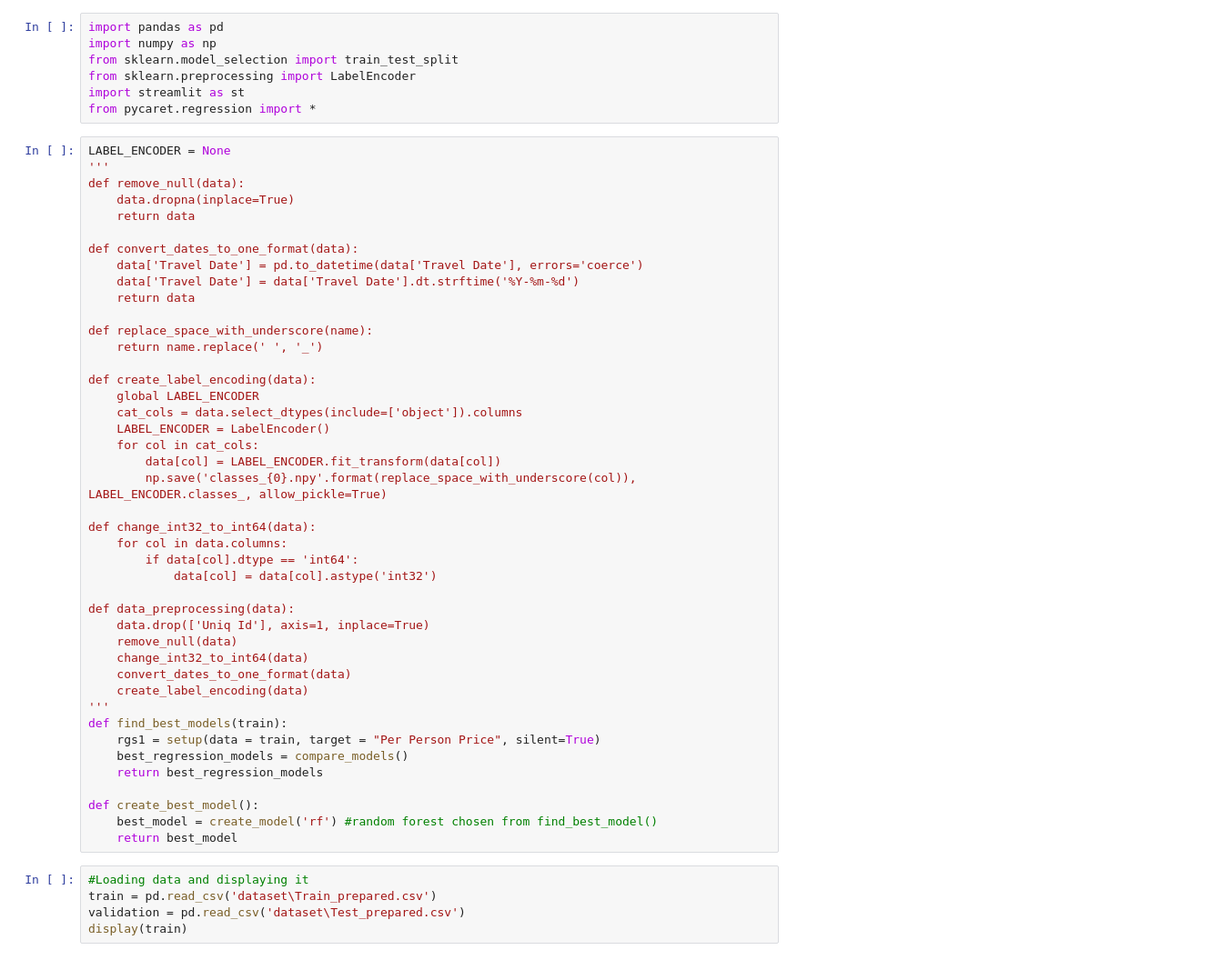
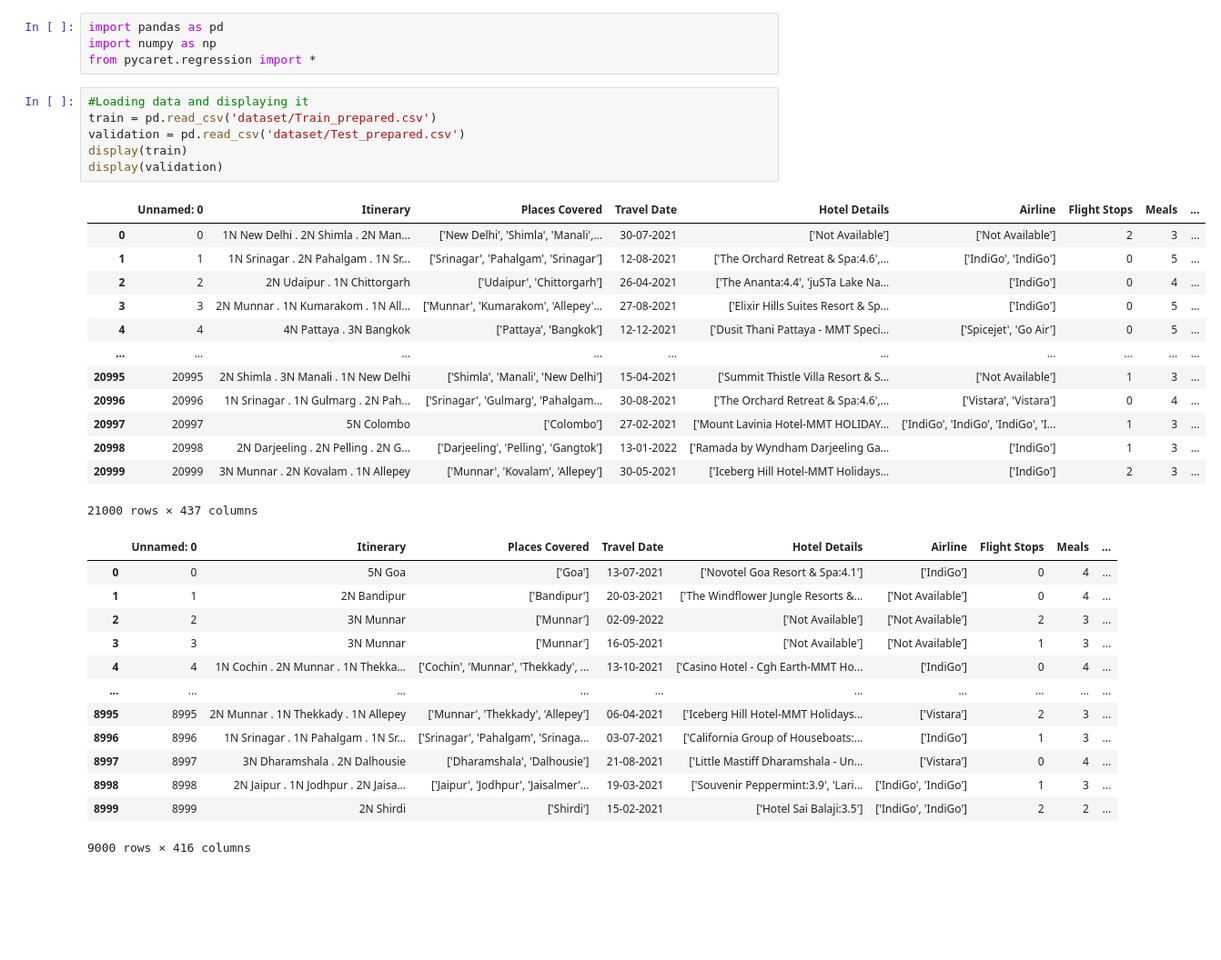
Before and after one commit to suzejka/Workation, a Jupyter notebook: generate_model.ipynb, the cells around one changed output. Shown at 91% size. Saved outputs shown, nothing was run; the diff lists cells and outputs as text; blank space fills up the shorter version.

```diff
--- a/generate_model.ipynb
+++ b/generate_model.ipynb
@@ -1,55 +22,37 @@
 # %%
 import pandas as pd
 import numpy as np
-from sklearn.model_selection import train_test_split
-from sklearn.preprocessing import LabelEncoder
-import streamlit as st
 from pycaret.regression import *
-# %%
-LABEL_ENCODER = None
-'''
-def remove_null(data):
-    data.dropna(inplace=True)
-    return data
-
-def convert_dates_to_one_format(data):
-    data['Travel Date'] = pd.to_datetime(data['Travel Date'], errors='coerce')
-    data['Travel Date'] = data['Travel Date'].dt.strftime('%Y-%m-%d')
-    return data
-
-def replace_space_with_underscore(name):
-    return name.replace(' ', '_')
-
-def create_label_encoding(data):
-    global LABEL_ENCODER
-    cat_cols = data.select_dtypes(include=['object']).columns
-    LABEL_ENCODER = LabelEncoder()
-    for col in cat_cols:
-        data[col] = LABEL_ENCODER.fit_transform(data[col])
-        np.save('classes_{0}.npy'.format(replace_space_with_underscore(col)), LABEL_ENCODER.classes_, allow_pickle=True)
-
-def change_int32_to_int64(data):
-    for col in data.columns:
-        if data[col].dtype == 'int64':
-            data[col] = data[col].astype('int32')
-
-def data_preprocessing(data):
-    data.drop(['Uniq Id'], axis=1, inplace=True)
-    remove_null(data)
-    change_int32_to_int64(data)
-    convert_dates_to_one_format(data)
-    create_label_encoding(data)
-'''
-def find_best_models(train):
-    rgs1 = setup(data = train, target = "Per Person Price", silent=True)
-    best_regression_models = compare_models()
-    return best_regression_models
-
-def create_best_model():
-    best_model = create_model('rf') #random forest chosen from find_best_model()
-    return best_model
 # %%
 #Loading data and displaying it
-train = pd.read_csv('dataset\Train_prepared.csv')
-validation = pd.read_csv('dataset\Test_prepared.csv')
+train = pd.read_csv('dataset/Train_prepared.csv')
+validation = pd.read_csv('dataset/Test_prepared.csv')
 display(train)
+display(validation)
+# %% [output]
+|  | Unnamed: 0 | Itinerary | Places Covered | Travel Date | Hotel Details | Airline | Flight Stops | Meals | ... |
+| 0 | 0 | 1N New Delhi . 2N Shimla . 2N Man... | ['New Delhi', 'Shimla', 'Manali',... | 30-07-2021 | ['Not Available'] | ['Not Available'] | 2 | 3 | ... |
+| 1 | 1 | 1N Srinagar . 2N Pahalgam . 1N Sr... | ['Srinagar', 'Pahalgam', 'Srinagar'] | 12-08-2021 | ['The Orchard Retreat & Spa:4.6',... | ['IndiGo', 'IndiGo'] | 0 | 5 | ... |
+| 2 | 2 | 2N Udaipur . 1N Chittorgarh | ['Udaipur', 'Chittorgarh'] | 26-04-2021 | ['The Ananta:4.4', 'juSTa Lake Na... | ['IndiGo'] | 0 | 4 | ... |
+| 3 | 3 | 2N Munnar . 1N Kumarakom . 1N All... | ['Munnar', 'Kumarakom', 'Allepey'... | 27-08-2021 | ['Elixir Hills Suites Resort & Sp... | ['IndiGo'] | 0 | 5 | ... |
+| 4 | 4 | 4N Pattaya . 3N Bangkok | ['Pattaya', 'Bangkok'] | 12-12-2021 | ['Dusit Thani Pattaya - MMT Speci... | ['Spicejet', 'Go Air'] | 0 | 5 | ... |
+| ... | ... | ... | ... | ... | ... | ... | ... | ... | ... |
+| 20995 | 20995 | 2N Shimla . 3N Manali . 1N New Delhi | ['Shimla', 'Manali', 'New Delhi'] | 15-04-2021 | ['Summit Thistle Villa Resort & S... | ['Not Available'] | 1 | 3 | ... |
+| 20996 | 20996 | 1N Srinagar . 1N Gulmarg . 2N Pah... | ['Srinagar', 'Gulmarg', 'Pahalgam... | 30-08-2021 | ['The Orchard Retreat & Spa:4.6',... | ['Vistara', 'Vistara'] | 0 | 4 | ... |
+| 20997 | 20997 | 5N Colombo | ['Colombo'] | 27-02-2021 | ['Mount Lavinia Hotel-MMT HOLIDAY... | ['IndiGo', 'IndiGo', 'IndiGo', 'I... | 1 | 3 | ... |
+| 20998 | 20998 | 2N Darjeeling . 2N Pelling . 2N G... | ['Darjeeling', 'Pelling', 'Gangtok'] | 13-01-2022 | ['Ramada by Wyndham Darjeeling Ga... | ['IndiGo'] | 1 | 3 | ... |
+| 20999 | 20999 | 3N Munnar . 2N Kovalam . 1N Allepey | ['Munnar', 'Kovalam', 'Allepey'] | 30-05-2021 | ['Iceberg Hill Hotel-MMT Holidays... | ['IndiGo'] | 2 | 3 | ... |
+21000 rows × 437 columns
+|  | Unnamed: 0 | Itinerary | Places Covered | Travel Date | Hotel Details | Airline | Flight Stops | Meals | ... |
+| 0 | 0 | 5N Goa | ['Goa'] | 13-07-2021 | ['Novotel Goa Resort & Spa:4.1'] | ['IndiGo'] | 0 | 4 | ... |
+| 1 | 1 | 2N Bandipur | ['Bandipur'] | 20-03-2021 | ['The Windflower Jungle Resorts &... | ['Not Available'] | 0 | 4 | ... |
+| 2 | 2 | 3N Munnar | ['Munnar'] | 02-09-2022 | ['Not Available'] | ['Not Available'] | 2 | 3 | ... |
+| 3 | 3 | 3N Munnar | ['Munnar'] | 16-05-2021 | ['Not Available'] | ['Not Available'] | 1 | 3 | ... |
+| 4 | 4 | 1N Cochin . 2N Munnar . 1N Thekka... | ['Cochin', 'Munnar', 'Thekkady', ... | 13-10-2021 | ['Casino Hotel - Cgh Earth-MMT Ho... | ['IndiGo'] | 0 | 4 | ... |
+| ... | ... | ... | ... | ... | ... | ... | ... | ... | ... |
+| 8995 | 8995 | 2N Munnar . 1N Thekkady . 1N Allepey | ['Munnar', 'Thekkady', 'Allepey'] | 06-04-2021 | ['Iceberg Hill Hotel-MMT Holidays... | ['Vistara'] | 2 | 3 | ... |
+| 8996 | 8996 | 1N Srinagar . 1N Pahalgam . 1N Sr... | ['Srinagar', 'Pahalgam', 'Srinaga... | 03-07-2021 | ['California Group of Houseboats:... | ['IndiGo'] | 1 | 3 | ... |
+| 8997 | 8997 | 3N Dharamshala . 2N Dalhousie | ['Dharamshala', 'Dalhousie'] | 21-08-2021 | ['Little Mastiff Dharamshala - Un... | ['Vistara'] | 0 | 4 | ... |
+| 8998 | 8998 | 2N Jaipur . 1N Jodhpur . 2N Jaisa... | ['Jaipur', 'Jodhpur', 'Jaisalmer'... | 19-03-2021 | ['Souvenir Peppermint:3.9', 'Lari... | ['IndiGo', 'IndiGo'] | 1 | 3 | ... |
+| 8999 | 8999 | 2N Shirdi | ['Shirdi'] | 15-02-2021 | ['Hotel Sai Balaji:3.5'] | ['IndiGo', 'IndiGo'] | 2 | 2 | ... |
+9000 rows × 416 columns
```
Also changed, not shown: parts of 10 cells of this notebook, 5 other files.
